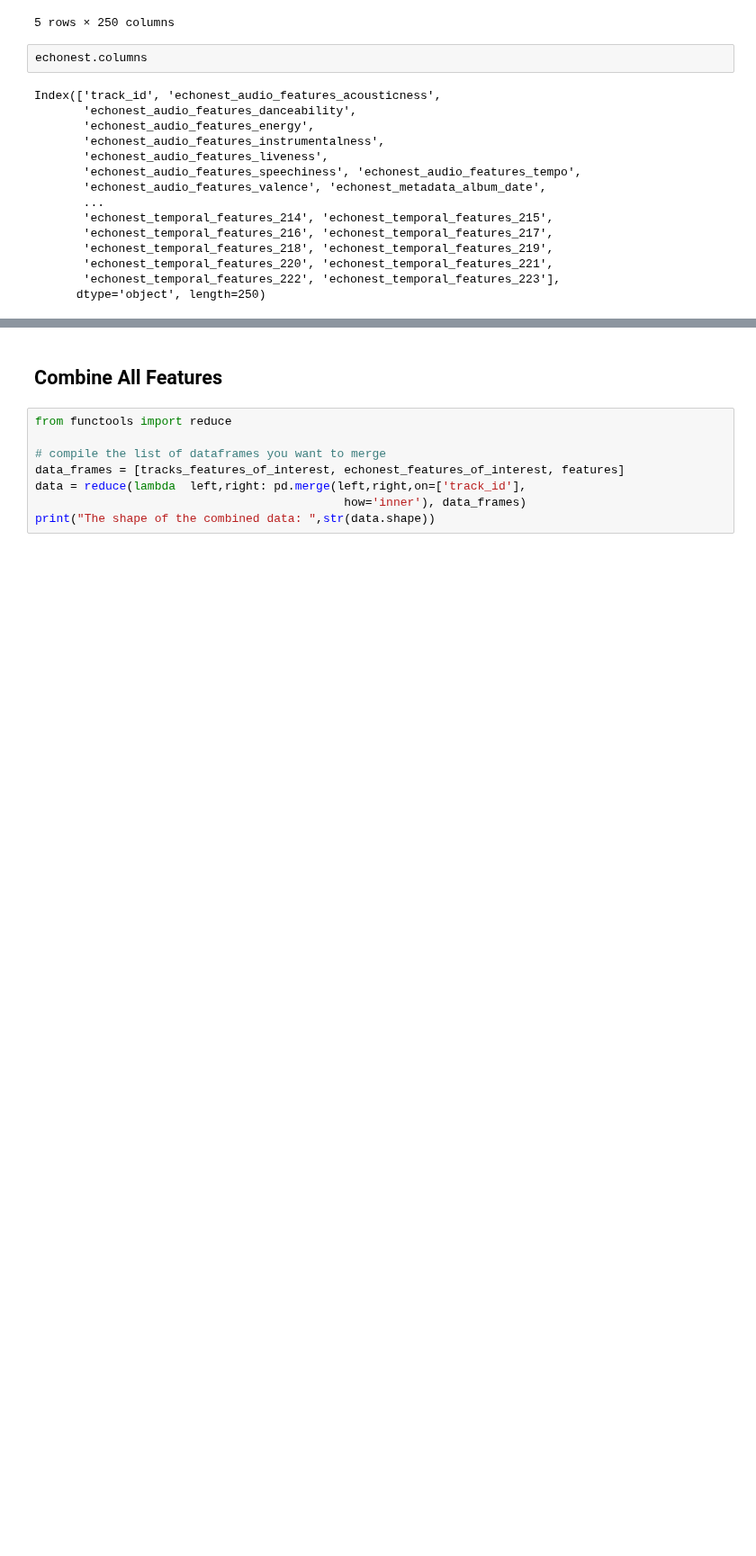
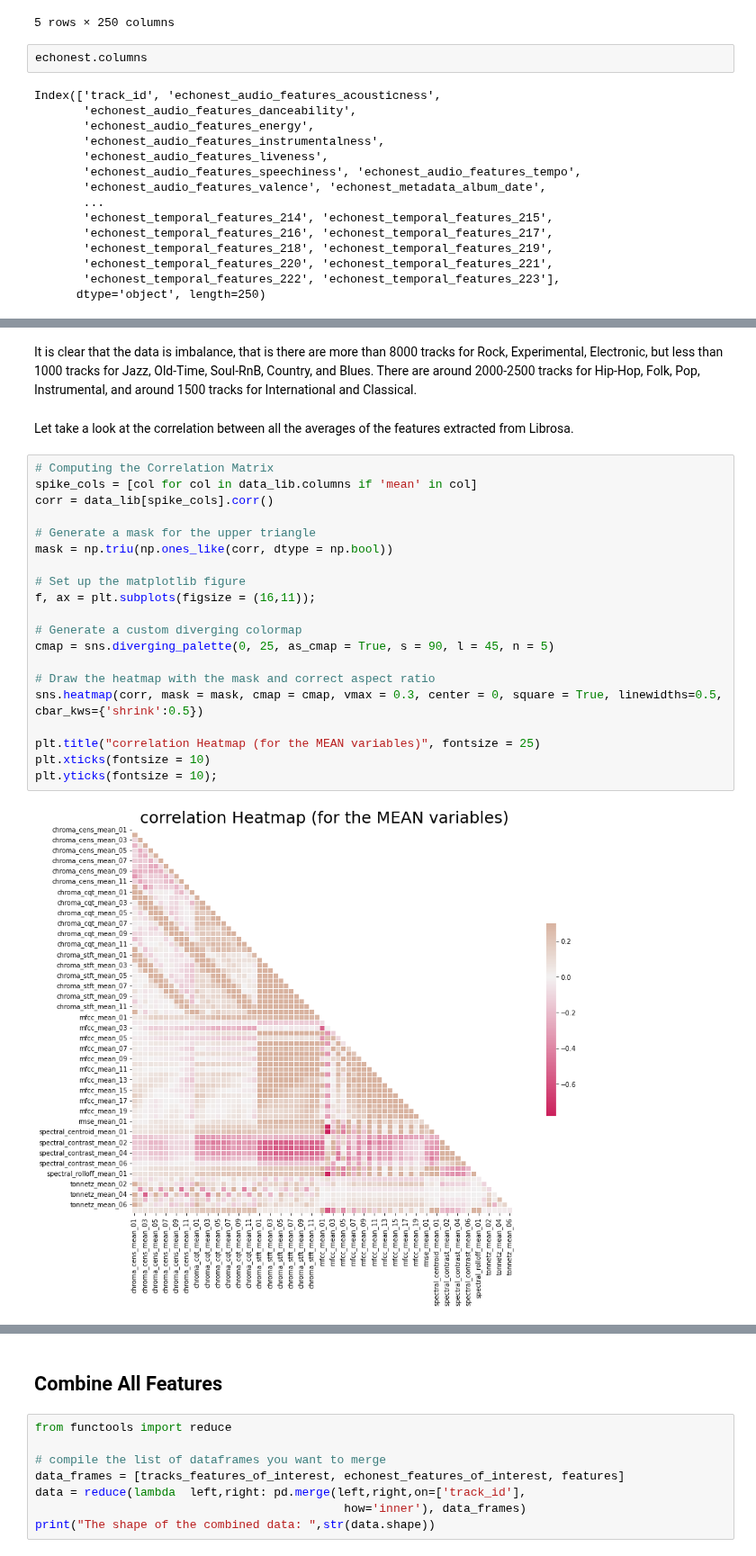
Before and after one commit to TaiNg365/Song_Classification_Recommender_System, a Jupyter notebook: Song Classification.ipynb, the cells around one changed output, grey strips where cells are left out. Shown at 90% size. Drawn from its saved outputs; the diff is of its cells as text; blank space fills up the shorter version.

```diff
--- a/Song Classification.ipynb
+++ b/Song Classification.ipynb
@@ -144,0 +187,26 @@ echonest_features_of_interest.head()
+# %% [markdown]
+It is clear that the data is imbalance, that is there are more than 8000 tracks for Rock, Experimental, Electronic, but less than 1000 tracks for Jazz, Old-Time, Soul-RnB, Country, and Blues. There are around 2000-2500 tracks for Hip-Hop, Folk, Pop, Instrumental, and around 1500 tracks for International and Classical.
+# %% [markdown]
+Let take a look at the correlation between all the averages of the features extracted from Librosa.
+# %%
+# Computing the Correlation Matrix
+spike_cols = [col for col in data_lib.columns if 'mean' in col]
+corr = data_lib[spike_cols].corr()
+
+# Generate a mask for the upper triangle
+mask = np.triu(np.ones_like(corr, dtype = np.bool))
+
+# Set up the matplotlib figure
+f, ax = plt.subplots(figsize = (16,11));
+
+# Generate a custom diverging colormap
+cmap = sns.diverging_palette(0, 25, as_cmap = True, s = 90, l = 45, n = 5)
+
+# Draw the heatmap with the mask and correct aspect ratio
+sns.heatmap(corr, mask = mask, cmap = cmap, vmax = 0.3, center = 0, square = True, linewidths=0.5, cbar_kws={'shrink':0.5})
+
+plt.title("correlation Heatmap (for the MEAN variables)", fontsize = 25)
+plt.xticks(fontsize = 10)
+plt.yticks(fontsize = 10);
+# %% [output]
+[figure, added]
```
Also changed, not shown: parts of 26 cells of this notebook.
